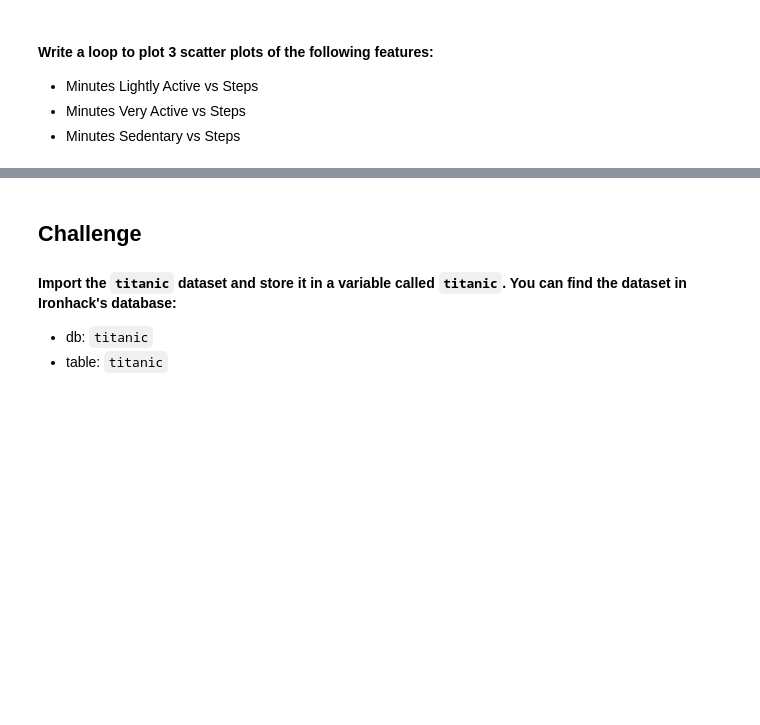
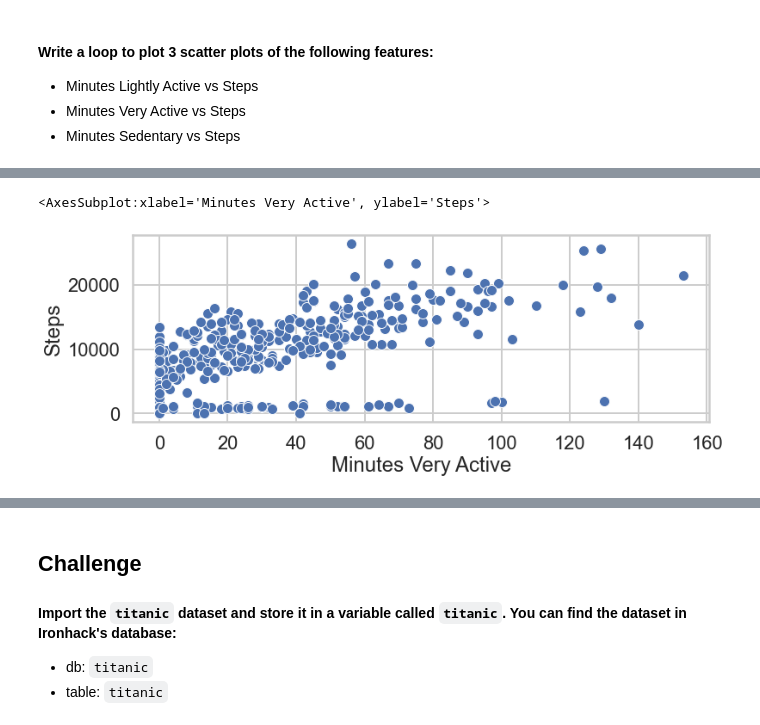
Before and after one commit to Ironhack-Data-Madrid-Agosto-2021/lab-matplotlib-seaborn, a Jupyter notebook: your-code/main.ipynb, the cells around one changed output, grey strips where cells are left out. Drawn from its saved outputs; the diff is of its cells as text; code cells hidden in the pictures; blank space fills up the shorter version.

```diff
--- a/your-code/main.ipynb
+++ b/your-code/main.ipynb
@@ -42,0 +70,5 @@ How the average number of steps change by month. Use the appropriate visualizati
+# %%
+sns.scatterplot(x="Minutes Very Active", y = "Steps",data = fitbit)
+# %% [output]
+<AxesSubplot:xlabel='Minutes Very Active', ylabel='Steps'>
+[figure, added]
```
Also changed, not shown: parts of 45 cells of this notebook.
